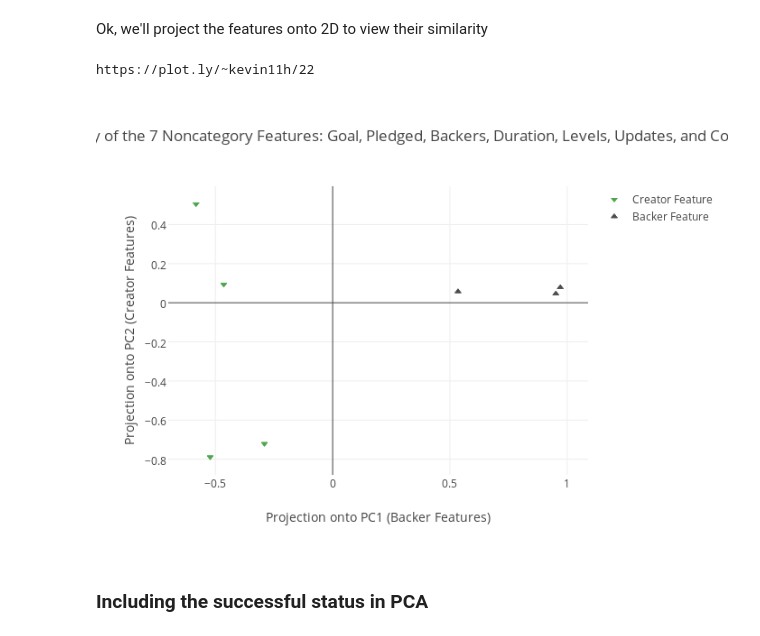
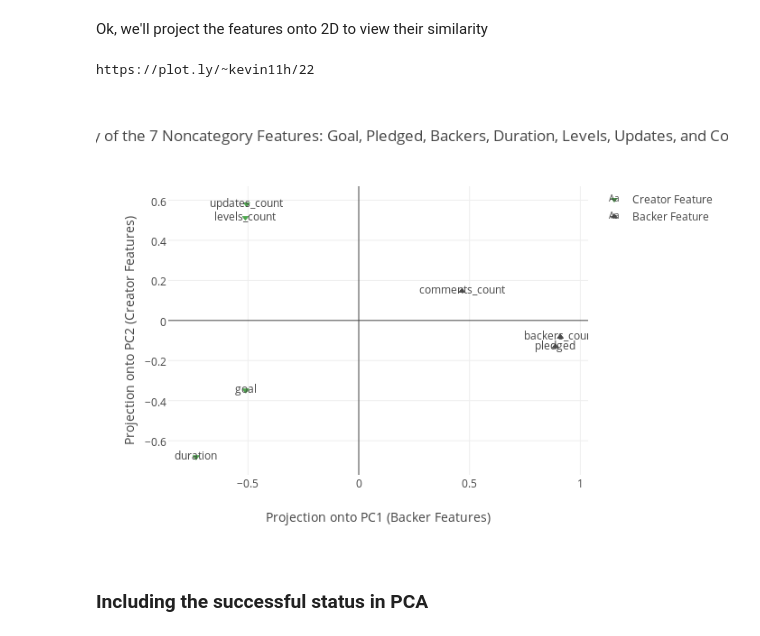
Before and after one commit to kevin11h/DataScienceModelingKickstarter, a Jupyter notebook: KickBack Machine Data EDA.ipynb, the cells around one changed output. Cells and saved outputs as stored; diff of their text form; code cells hidden in the pictures.

```diff
--- a/KickBack Machine Data EDA.ipynb
+++ b/KickBack Machine Data EDA.ipynb
@@ -370,6 +370,7 @@ reduced_training_matrix = TRAIN_DF[reduced_computational_columns].as_matrix()
 Corr2 = calculate_correlation_matrix(reduced_training_matrix)
 reduced_training_df = DataFrame(reduced_training_matrix, columns=reduced_computational_columns)
 reduced_training_df.to_csv('reduced_training_matrix.csv', index=False)
+reduced_training_df_without_successful_column = reduced_training_df[filter(lambda c : c is not 'successful', reduced_computational_columns)]
 reduced_training_df.head(len(reduced_computational_columns))
 # %% [output]
 |  | goal | pledged | backers_count | duration | levels_count | updates_count | comments_count | successful |
@@ -586,34 +587,34 @@ feature_similarity_df = DataFrame(X_proj[:,:2], columns=['PC1', 'PC2'], index=re
 # %%
 t = 'Similarity of the 7 Noncategory Features: Goal, Pledged, Backers, Duration, Levels, Updates, and Comments'
 trace1 = Scatter(x=feature_similarity_df.loc[CREATOR_FEATURES].PC1,
                  y=feature_similarity_df.loc[CREATOR_FEATURES].PC2,
-                 mode='markers', marker=Marker(symbol='triangle-down',
+                 mode='markers+text', marker=Marker(symbol='triangle-down',
                                                color='green',
                                                line=Line(color='green', width=1.0),
                                                opacity=0.7), name='Creator Feature',
 text=CREATOR_FEATURES)
 
 trace2 = Scatter(x=feature_similarity_df.loc[BACKER_FEATURES].PC1,
                  y=feature_similarity_df.loc[BACKER_FEATURES].PC2,
-                 mode='markers', marker=Marker(symbol='triangle-up',
+                 mode='markers+text', marker=Marker(symbol='triangle-up',
                                                color='black',
                                                line=Line(color='black', width=1.0),
                                                opacity=0.7), name='Backer Feature',
 text=BACKER_FEATURES)
 
 data = Data([trace1, trace2])
 layout = Layout(title=t,
                 xaxis=XAxis(title='Projection onto PC1 (Backer Features)'),
                 yaxis=YAxis(title='Projection onto PC2 (Creator Features)'))
 
 f = Figure(data=data, layout=layout)
 
 url = py.plot(f, filename='similarity_7_features', auto_open=False)
 print url
 py.iplot(f, filename='similarity_7_features')
 # %% [output]
 https://plot.ly/~kevin11h/22
-[figure, old version]
+[figure, new version]
 # %% [markdown]
 ### Including the successful status in PCA
 # %%
```
Also changed, not shown: parts of 26 cells of this notebook.
